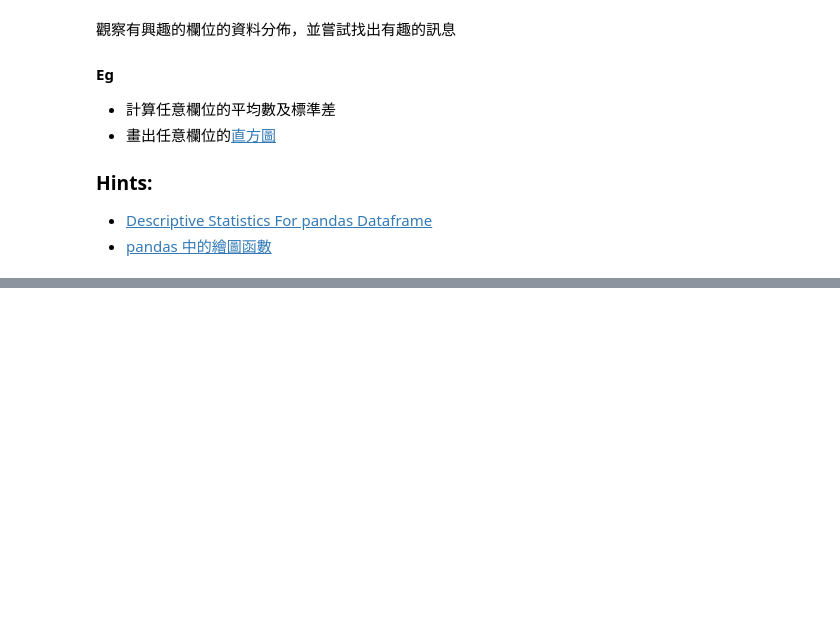
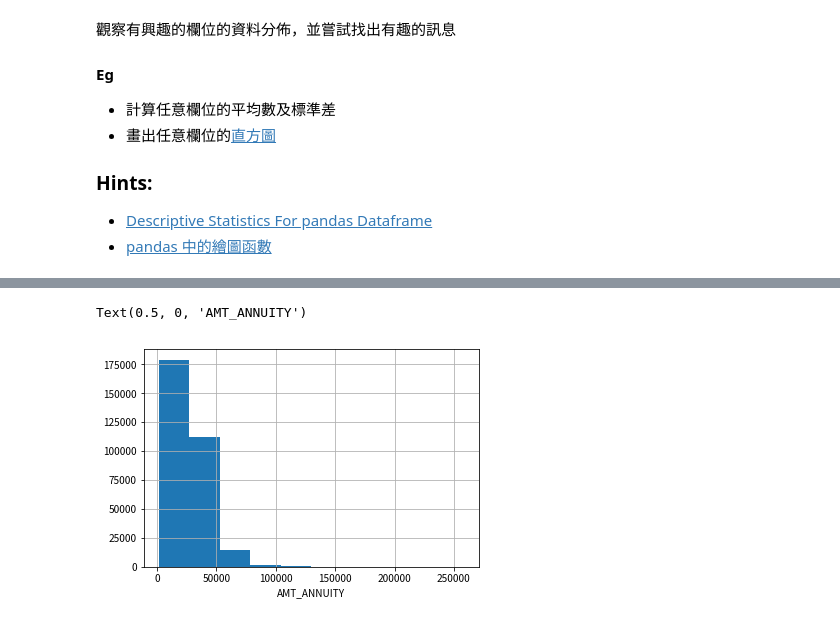
Before and after one commit to Arya601/HW_ML-100Days-Marathon, a Jupyter notebook: Day_008_HW.ipynb, the cells around one changed output, grey strips where cells are left out. Drawn from its saved outputs; the diff is of its cells as text; code cells hidden in the pictures; blank space fills up the shorter version.

```diff
--- a/Day_008_HW.ipynb
+++ b/Day_008_HW.ipynb
@@ -56,0 +65,6 @@ app_train['AMT_INCOME_TOTAL'].mean()
+# %%
+app_train['AMT_ANNUITY'].hist()
+plt.xlabel('AMT_ANNUITY')
+# %% [output]
+Text(0.5, 0, 'AMT_ANNUITY')
+[figure, added]
```
Also changed, not shown: parts of 3 cells of this notebook.
